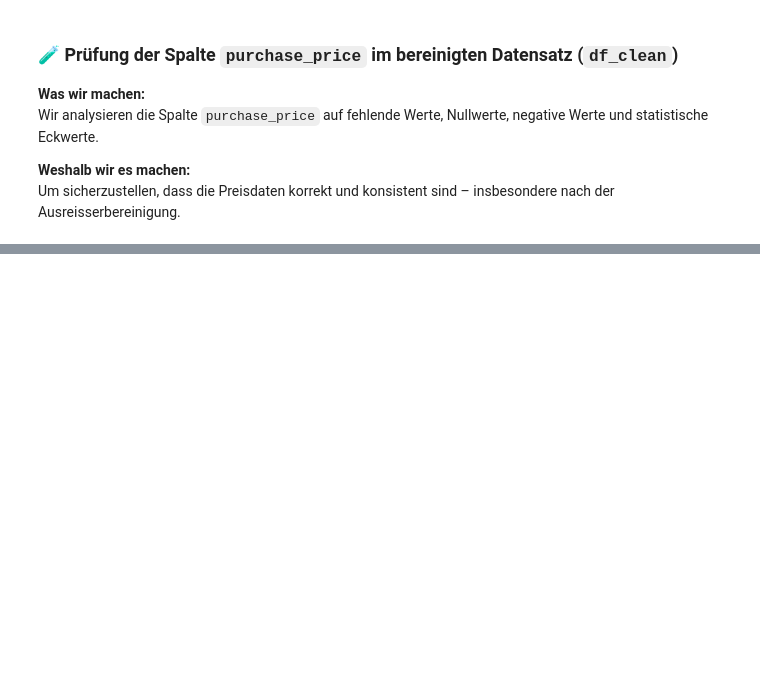
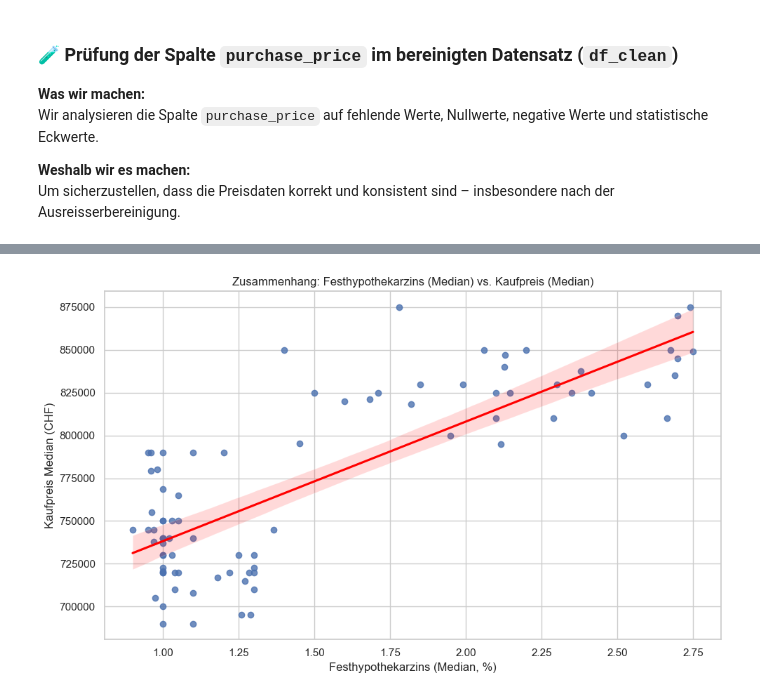
Before and after one commit to noeChicharro/Einfluss_von_Inflation_und_Zinsen_auf_den_Immobilienmark, a Jupyter notebook: src/antonio_jupyter_notebooks/Datenanalyse_Kapitel_4_5.ipynb, the cells around one changed output, grey strips where cells are left out. Cells and saved outputs as stored; diff of their text form; code cells hidden in the pictures; blank space fills up the shorter version.

```diff
--- a/src/antonio_jupyter_notebooks/Datenanalyse_Kapitel_4_5.ipynb
+++ b/src/antonio_jupyter_notebooks/Datenanalyse_Kapitel_4_5.ipynb
@@ -340,0 +394,9 @@ Name: purchase_price, dtype: float64
+# %%
+# Was wir machen:
+# Gruppierung nach Jahr & Monat → Median-Kaufpreis berechnen
+
+monthly_prices = df_clean.groupby(['year', 'month'])['purchase_price'].median().reset_index()
+monthly_prices.rename(columns={'purchase_price': 'median_kaufpreis'}, inplace=True)
+
+# Ausgabe prüfen
+display(monthly_prices.head())
@@ -340,0 +410,20 @@ Name: purchase_price, dtype: float64
+# %%
+# Was wir machen:
+# Filter auf den Zeitraum von 2018 bis 2024 anwenden (basierend auf df_zins)
+
+monthly_prices = monthly_prices[(monthly_prices['year'] >= 2018) & (monthly_prices['year'] <= 2024)]
+df_zins_filtered = df_zins[(df_zins['jahr'] >= 2018) & (df_zins['jahr'] <= 2024)]
+# %%
+# Was wir machen:
+# Wir verbinden Kaufpreise mit den Zinsdaten über Jahr und Monat
+
+df_merge_zins = pd.merge(
+    monthly_prices,
+    df_zins_filtered,
+    left_on=['year', 'month'],
+    right_on=['jahr', 'monat'],
+    how='left'
+)
+
+# Ergebnis prüfen
+display(df_merge_zins.head())
@@ -340,0 +437,17 @@ Name: purchase_price, dtype: float64
+# %%
+import seaborn as sns
+import matplotlib.pyplot as plt
+
+# Stil setzen
+sns.set(style="whitegrid")
+
+# Scatterplot: Festhypozins (Median) vs. Kaufpreis
+plt.figure(figsize=(10, 6))
+sns.regplot(x='festhypo_median', y='median_kaufpreis', data=df_merge_zins, line_kws={'color': 'red'})
+plt.title('Zusammenhang: Festhypothekarzins (Median) vs. Kaufpreis (Median)')
+plt.xlabel('Festhypothekarzins (Median, %)')
+plt.ylabel('Kaufpreis Median (CHF)')
+plt.tight_layout()
+plt.show()
+# %% [output]
+[figure, added]
```
Also changed, not shown: parts of 22 cells of this notebook, 2 other files.
